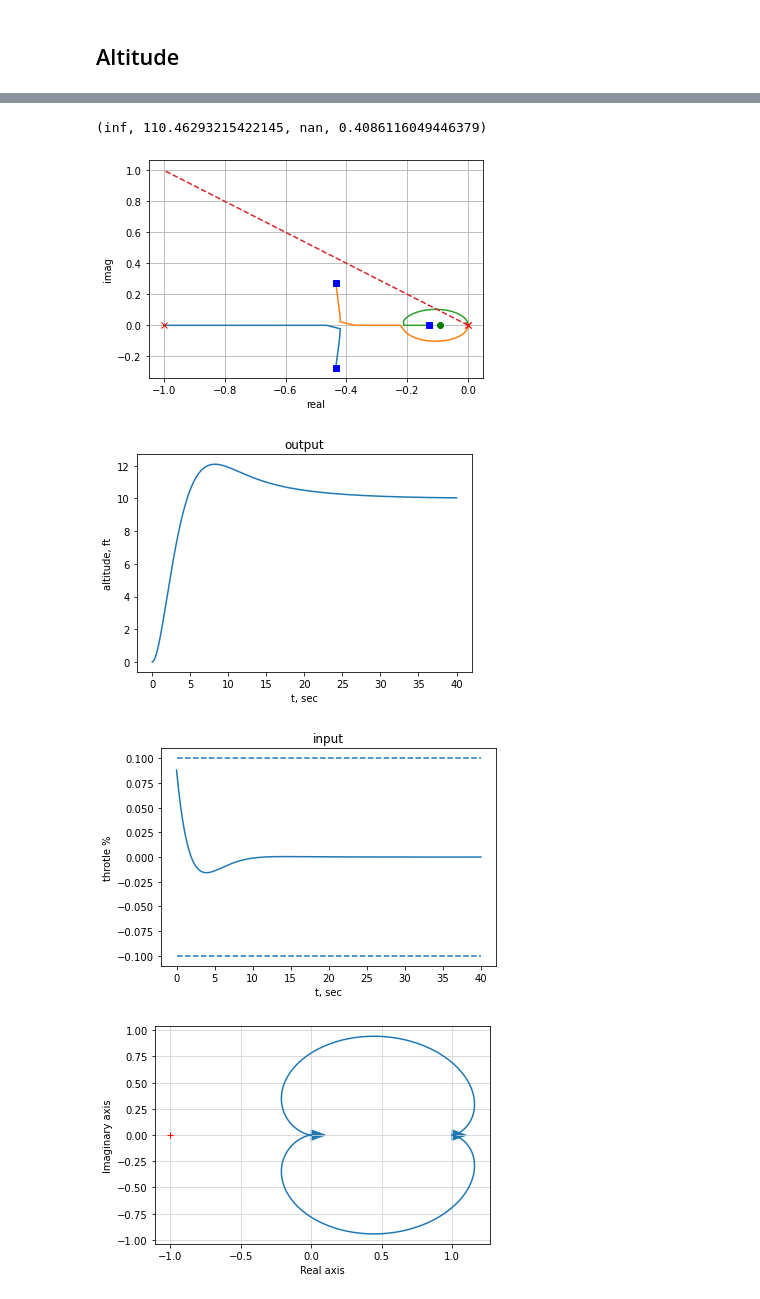
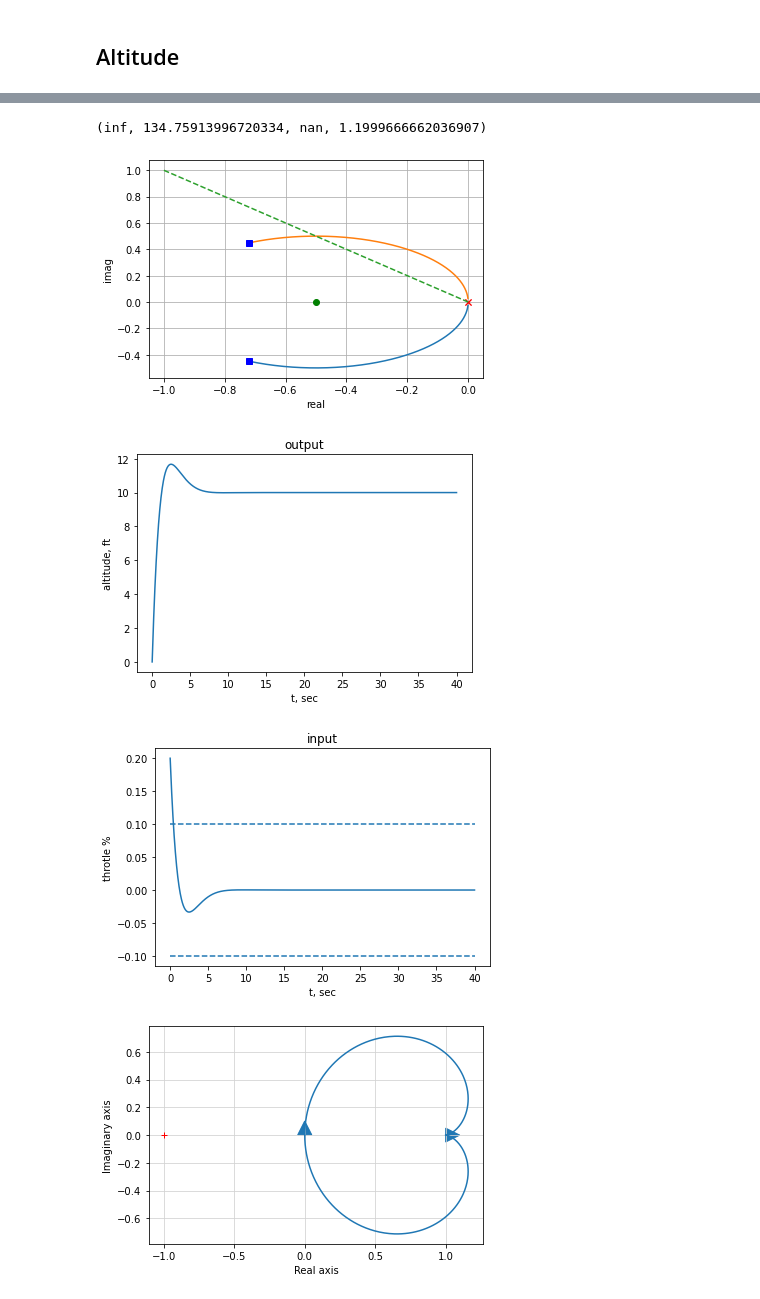
Before and after one commit to jgoppert/aae451-notebook, a Jupyter notebook: 6-Simulation/Trim.ipynb, the cells around one changed output, grey strips where cells are left out. Drawn from its saved outputs; the diff is of its cells as text; code cells hidden in the pictures.

```diff
--- a/6-Simulation/Trim.ipynb
+++ b/6-Simulation/Trim.ipynb
@@ -447,5 +589,5 @@ $$\frac{42.93}{s^2}$$
 # %%
-H_throttle_to_alt = 0.0008*(1 + s*10/(s+1))
+H_throttle_to_alt = 0.01*(2*s + 1)
 
 
 plt.figure()
@@ -453,35 +595,35 @@ rootlocus(G_throttle_to_alt*H_throttle_to_alt)
 plt.plot([0, -1], [0, 1], '--')
 
 Gc_throttle_to_alt = G_throttle_to_alt*H_throttle_to_alt/(1 + G_throttle_to_alt*H_throttle_to_alt)
 
 plt.figure()
 step_size = 10
 t, y = control.step_response(step_size*Gc_throttle_to_alt, T=np.linspace(0, 40, 1000));
 plt.plot(t, y)
 plt.xlabel('t, sec')
 plt.ylabel('altitude, ft')
 plt.title('output')
 
 plt.figure()
 # error computed in ft
 e = step_size-y
 t, u, _= control.forced_response(H_throttle_to_alt, T=t, U=e)
 plt.hlines([-0.1, 0.1], t[0], t[-1], linestyles='dashed')
 plt.plot(t, u)
 plt.xlabel('t, sec')
 plt.ylabel('throtle %')
 plt.title('input')
 
 plt.figure()
 control.nyquist(Gc_throttle_to_alt, omega=np.logspace(-3, 3, 1000));
 
 plt.figure(figsize=(15, 7))
 control.gangof4(G_throttle_to_alt, H_throttle_to_alt, Hz=True, dB=True)
 
 control.margin(Gc_throttle_to_alt)
 # %% [output]
-(inf, 110.46293215422145, nan, 0.4086116049446379)
+(inf, 134.75913996720334, nan, 1.1999666662036907)
-[figure, old version]
+[figure, new version]
-[figure, old version]
+[figure, new version]
-[figure, old version]
+[figure, new version]
-[figure, old version]
+[figure, new version]
```
Also changed, not shown: parts of 26 cells of this notebook, 7 other files.
